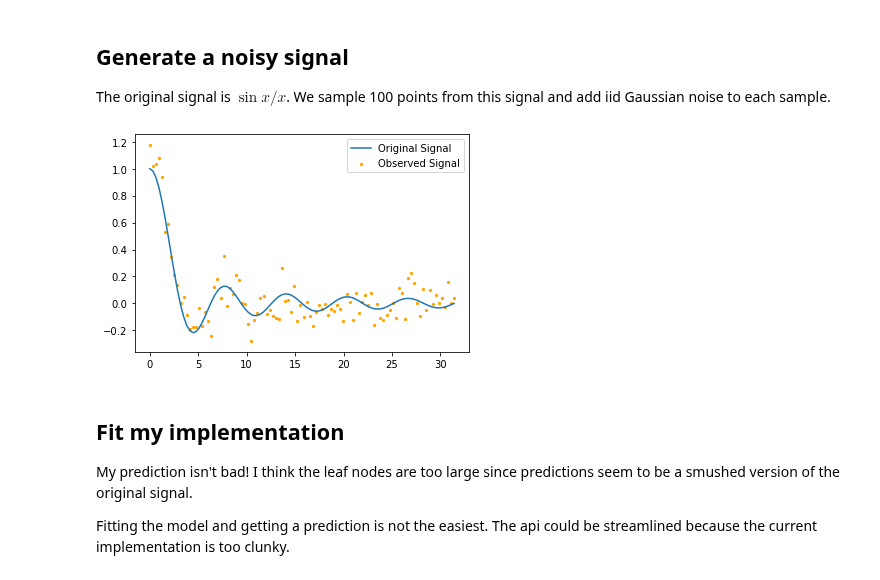
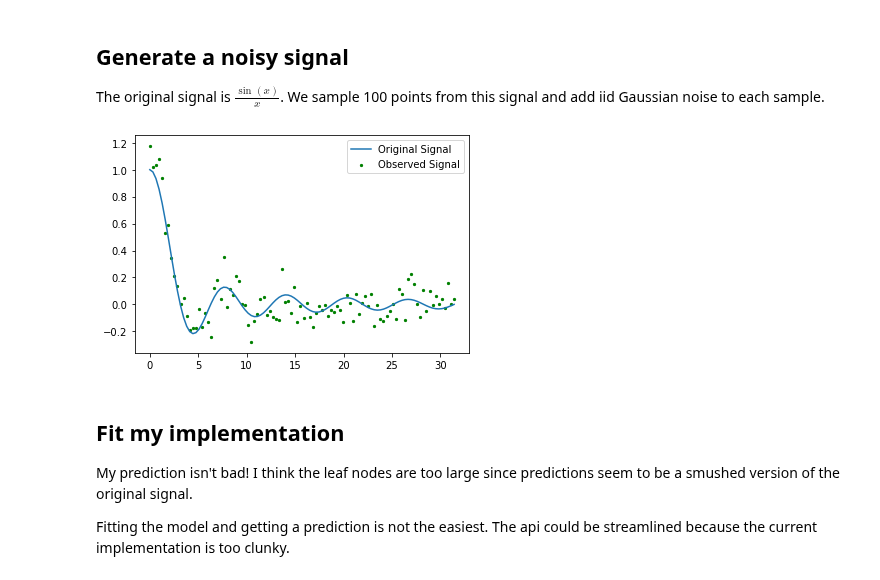
Before and after one commit to NeuroDataDesign/tealeaf, a Jupyter notebook: vivek/rf/demo.ipynb, the cells around one changed output. Drawn from its saved outputs; the diff is of its cells as text; code cells hidden in the pictures.

```diff
--- a/vivek/rf/demo.ipynb
+++ b/vivek/rf/demo.ipynb
@@ -25,7 +25,7 @@ np.random.seed(0)
 # %% [markdown]
 ## Generate a noisy signal
 
-The original signal is $\sin{x} / x$. We sample 100 points from this signal and add iid Gaussian noise to each sample.
+The original signal is $\frac{\sin{(x)}}{x}$. We sample 100 points from this signal and add iid Gaussian noise to each sample.
 # %%
 def noisy_signal(x, sigma=0.1):
     x = np.array(x)
@@ -34,12 +34,12 @@ def noisy_signal(x, sigma=0.1):
 x = np.linspace(10e-5, 10*np.pi, num=100)
 y = noisy_signal(x, sigma=0.1)
 # %%
-plt.scatter(x, y, s=5, color="orange", label="Observed Signal")
+plt.scatter(x, y, s=5, color="green", label="Observed Signal")
 plt.plot(x, np.sin(x) / x, label="Original Signal")
 plt.legend()
 plt.show()
 # %% [output]
-[figure, old version]
+[figure, new version]
 # %% [markdown]
 ## Fit my implementation
 
```
Also changed, not shown: parts of 6 cells of this notebook, 1 other file.
